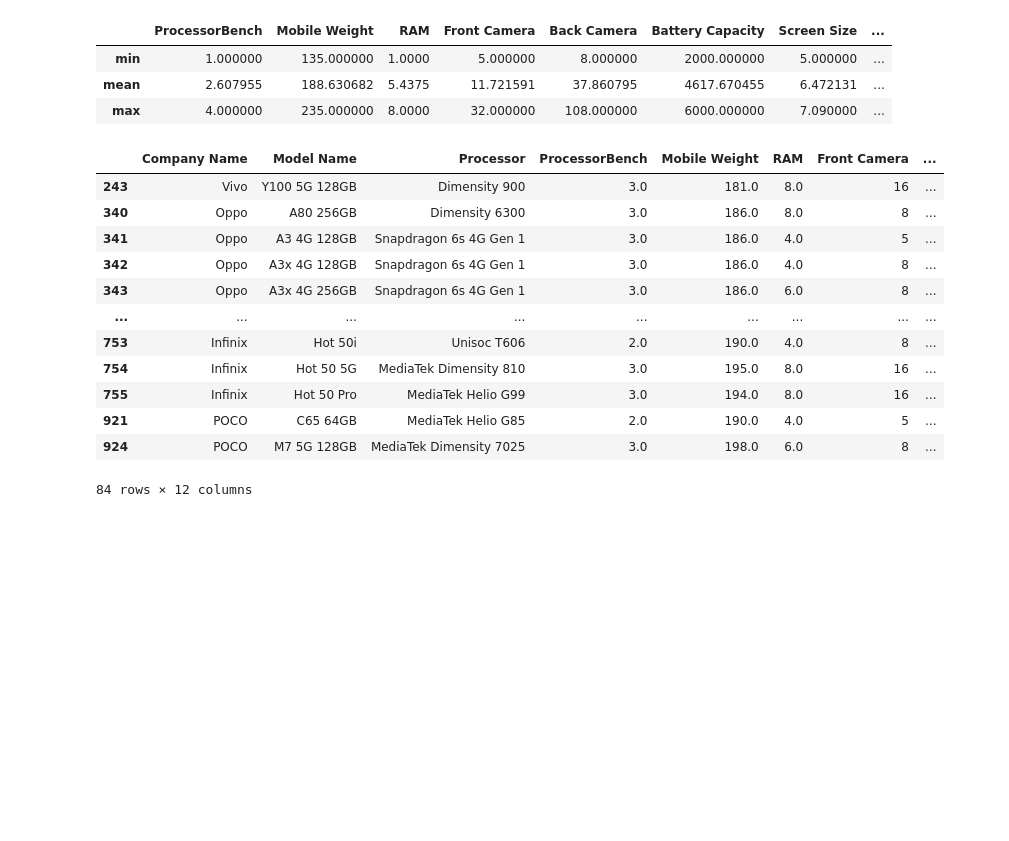
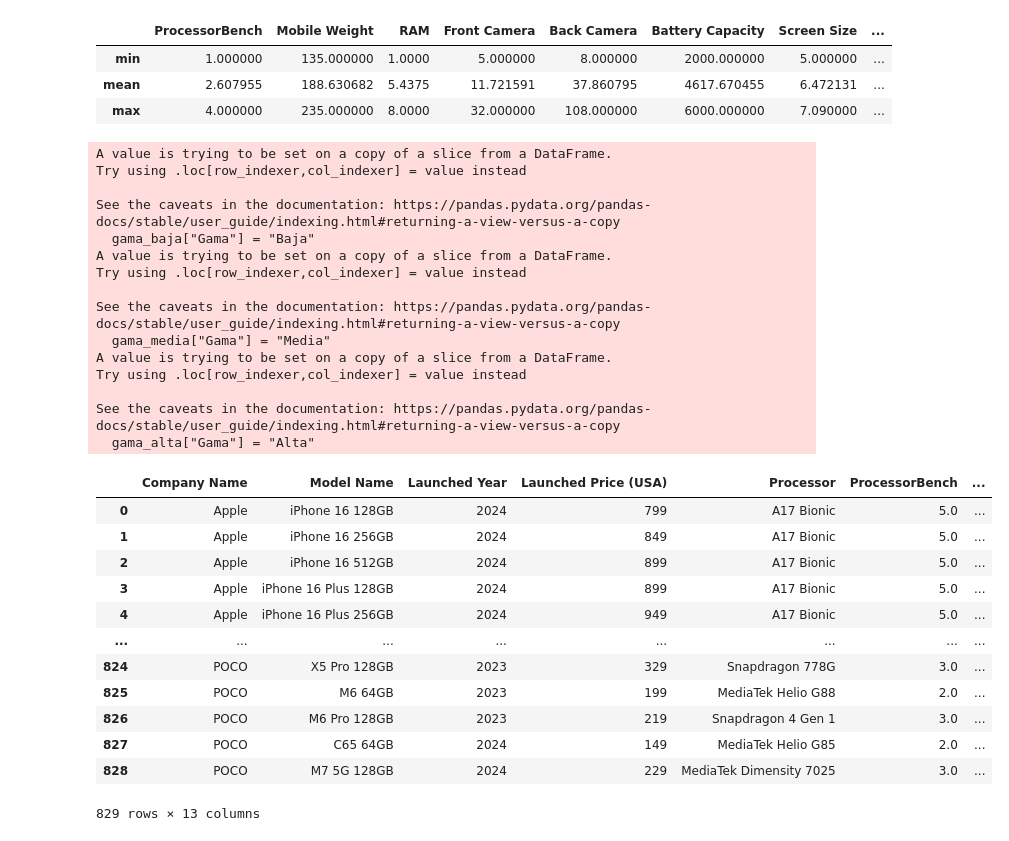
Before and after one commit to FerArvizu29/Clustering_Moviles, a Jupyter notebook: SegmentacionMoviles.ipynb, the cells around one changed output. Drawn from its saved outputs; the diff is of its cells as text; code cells hidden in the pictures; blank space fills up the shorter version.

```diff
--- a/SegmentacionMoviles.ipynb
+++ b/SegmentacionMoviles.ipynb
@@ -919,22 +913,44 @@ gama_baja.describe().loc[['min','mean', 'max']]
 | min | 1.000000 | 135.000000 | 1.0000 | 5.000000 | 8.000000 | 2000.000000 | 5.000000 | ... |
 | mean | 2.607955 | 188.630682 | 5.4375 | 11.721591 | 37.860795 | 4617.670455 | 6.472131 | ... |
 | max | 4.000000 | 235.000000 | 8.0000 | 32.000000 | 108.000000 | 6000.000000 | 7.090000 | ... |
-# %%
-gama_baja[gama_baja['Launched Year']==2024]
-# %% [output]
-|  | Company Name | Model Name | Processor | ProcessorBench | Mobile Weight | RAM | Front Camera | ... |
-| 243 | Vivo | Y100 5G 128GB | Dimensity 900 | 3.0 | 181.0 | 8.0 | 16 | ... |
-| 340 | Oppo | A80 256GB | Dimensity 6300 | 3.0 | 186.0 | 8.0 | 8 | ... |
-| 341 | Oppo | A3 4G 128GB | Snapdragon 6s 4G Gen 1 | 3.0 | 186.0 | 4.0 | 5 | ... |
-| 342 | Oppo | A3x 4G 128GB | Snapdragon 6s 4G Gen 1 | 3.0 | 186.0 | 4.0 | 8 | ... |
-| 343 | Oppo | A3x 4G 256GB | Snapdragon 6s 4G Gen 1 | 3.0 | 186.0 | 6.0 | 8 | ... |
-| ... | ... | ... | ... | ... | ... | ... | ... | ... |
-| 753 | Infinix | Hot 50i | Unisoc T606 | 2.0 | 190.0 | 4.0 | 8 | ... |
-| 754 | Infinix | Hot 50 5G | MediaTek Dimensity 810 | 3.0 | 195.0 | 8.0 | 16 | ... |
-| 755 | Infinix | Hot 50 Pro | MediaTek Helio G99 | 3.0 | 194.0 | 8.0 | 16 | ... |
-| 921 | POCO | C65 64GB | MediaTek Helio G85 | 2.0 | 190.0 | 4.0 | 5 | ... |
-| 924 | POCO | M7 5G 128GB | MediaTek Dimensity 7025 | 3.0 | 198.0 | 6.0 | 8 | ... |
-84 rows × 12 columns
+# %%
+gama_baja["Gama"] = "Baja"
+gama_media["Gama"] = "Media"
+gama_alta["Gama"] = "Alta"
+df_analytics = pd.concat([gama_alta, gama_media, gama_baja],axis=0,
+    ignore_index=True)
+df_analytics = df_analytics[['Company Name', 'Model Name', 'Launched Year', 'Launched Price (USA)', 'Processor', 'ProcessorBench',	'Mobile Weight', 'RAM', 'Front Camera', 'Back Camera', 'Battery Capacity',	'Screen Size', 'Gama']]
+df_analytics.to_excel("df_analytics.xlsx")
+df_analytics
+# %% [output]
+A value is trying to be set on a copy of a slice from a DataFrame.
+Try using .loc[row_indexer,col_indexer] = value instead
+
+See the caveats in the documentation: https://pandas.pydata.org/pandas-docs/stable/user_guide/indexing.html#returning-a-view-versus-a-copy
+  gama_baja["Gama"] = "Baja"
+A value is trying to be set on a copy of a slice from a DataFrame.
+Try using .loc[row_indexer,col_indexer] = value instead
+
+See the caveats in the documentation: https://pandas.pydata.org/pandas-docs/stable/user_guide/indexing.html#returning-a-view-versus-a-copy
+  gama_media["Gama"] = "Media"
+A value is trying to be set on a copy of a slice from a DataFrame.
+Try using .loc[row_indexer,col_indexer] = value instead
+
+See the caveats in the documentation: https://pandas.pydata.org/pandas-docs/stable/user_guide/indexing.html#returning-a-view-versus-a-copy
+  gama_alta["Gama"] = "Alta"
+|  | Company Name | Model Name | Launched Year | Launched Price (USA) | Processor | ProcessorBench | ... |
+| 0 | Apple | iPhone 16 128GB | 2024 | 799 | A17 Bionic | 5.0 | ... |
+| 1 | Apple | iPhone 16 256GB | 2024 | 849 | A17 Bionic | 5.0 | ... |
+| 2 | Apple | iPhone 16 512GB | 2024 | 899 | A17 Bionic | 5.0 | ... |
+| 3 | Apple | iPhone 16 Plus 128GB | 2024 | 899 | A17 Bionic | 5.0 | ... |
+| 4 | Apple | iPhone 16 Plus 256GB | 2024 | 949 | A17 Bionic | 5.0 | ... |
+| ... | ... | ... | ... | ... | ... | ... | ... |
+| 824 | POCO | X5 Pro 128GB | 2023 | 329 | Snapdragon 778G | 3.0 | ... |
+| 825 | POCO | M6 64GB | 2023 | 199 | MediaTek Helio G88 | 2.0 | ... |
+| 826 | POCO | M6 Pro 128GB | 2023 | 219 | Snapdragon 4 Gen 1 | 3.0 | ... |
+| 827 | POCO | C65 64GB | 2024 | 149 | MediaTek Helio G85 | 2.0 | ... |
+| 828 | POCO | M7 5G 128GB | 2024 | 229 | MediaTek Dimensity 7025 | 3.0 | ... |
+829 rows × 13 columns
 # %% [markdown]
 ## Patrones Identificados:
 
```
Also changed, not shown: parts of 10 cells of this notebook.
